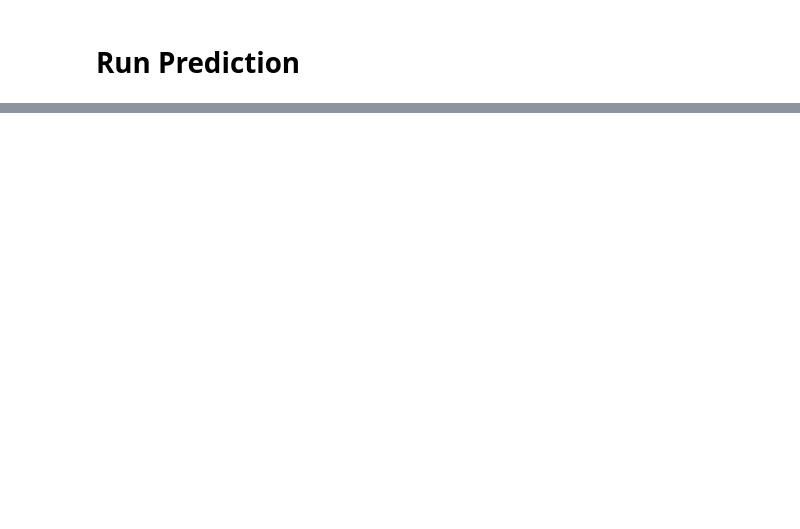
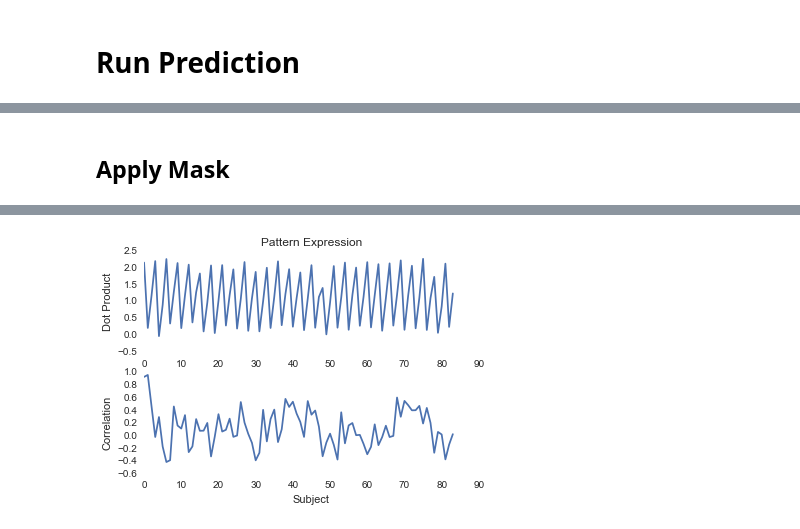
Before and after one commit to cosanlab/nltools, a Jupyter notebook: scripts/Neurolearn_Test_Script.ipynb, the cells around one changed output, grey strips where cells are left out. Drawn from its saved outputs; the diff is of its cells as text; code cells hidden in the pictures; blank space fills up the shorter version.

```diff
--- a/scripts/Neurolearn_Test_Script.ipynb
+++ b/scripts/Neurolearn_Test_Script.ipynb
@@ -102,2 +99,25 @@ Total Elapsed: 4.15 seconds
 [figure]
 [figure]
+# %% [markdown]
+## Apply Mask
+# %%
+tic = time.time() #Start Timer
+
+# Load data using nibabel
+pines = nb.load(os.path.join(outfolder, 'ridge_weightmap.nii.gz'))
+
+pexpd = apply_mask(data=dat, weight_map=pines, output_dir=outfolder, method='dot_product', save_output=True)
+pexpc = apply_mask(data=dat, weight_map=pines, output_dir=outfolder, method='correlation', save_output=True)
+
+plt.subplot(2, 1, 1)
+plt.plot(pexpd)
+plt.title('Pattern Expression')
+plt.ylabel('Dot Product')
+
+plt.subplot(2, 1, 2)
+plt.plot(pexpc)
+plt.xlabel('Subject')
+plt.ylabel('Correlation')
+
+print 'Elapsed: %.2f seconds' % (time.time() - tic) #Stop timer
+# %% [output]
@@ -103,0 +125 @@ Total Elapsed: 4.15 seconds
+[figure, added]
```
Also changed, not shown: parts of 9 cells of this notebook, 4 other files.
